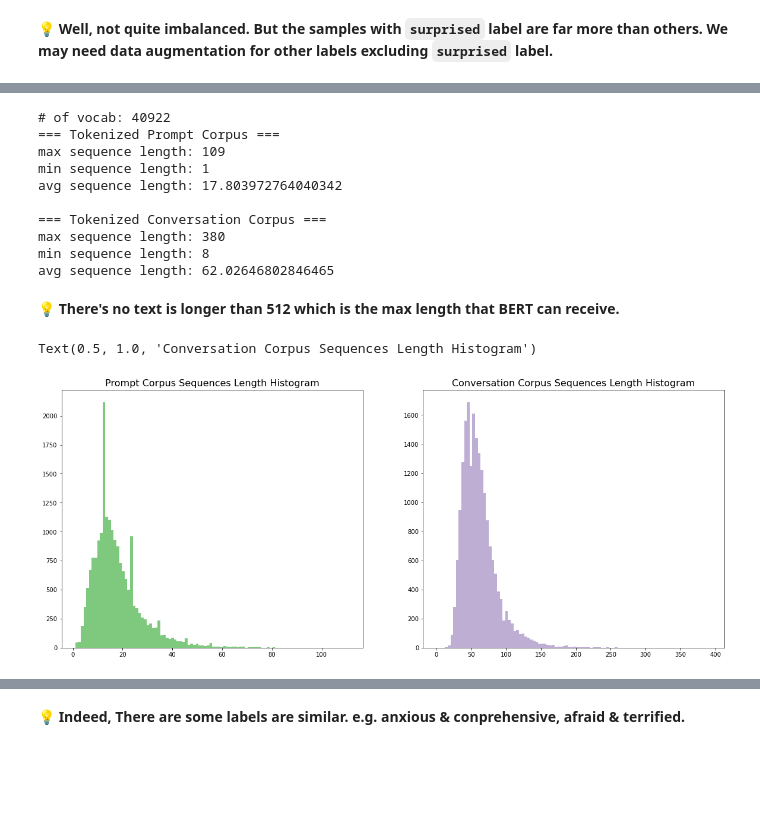
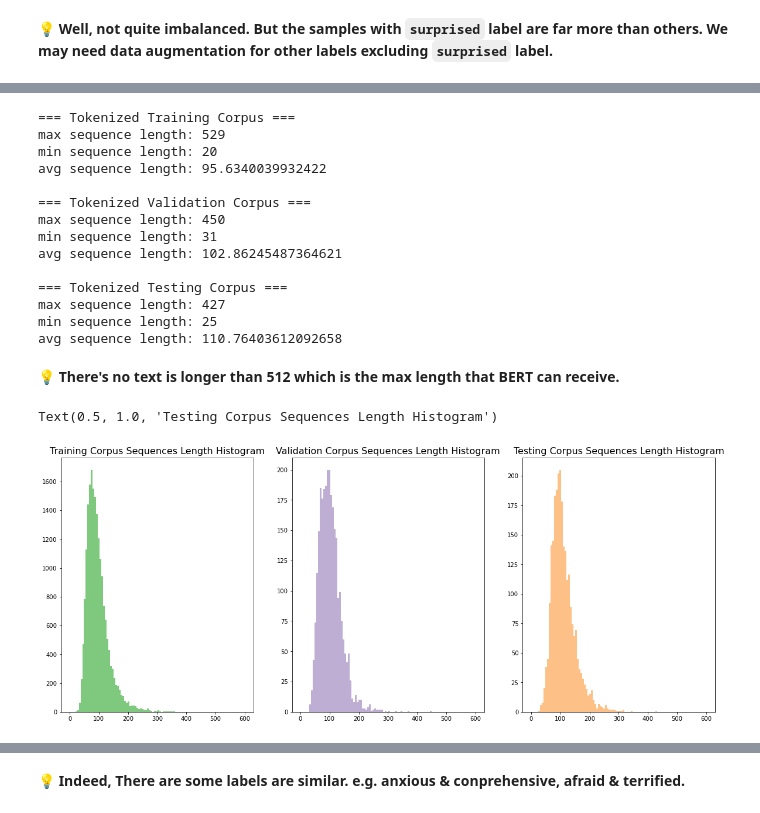
Before and after one commit to SharpKoi/nycu-nlp-final-2022, a Jupyter notebook: EDA.ipynb, the cells around one changed output, grey strips where cells are left out. Saved outputs shown, nothing was run; the diff lists cells and outputs as text; code cells hidden in the pictures; blank space fills up the shorter version.

```diff
--- a/EDA.ipynb
+++ b/EDA.ipynb
@@ -273,44 +289,57 @@ for conv in _traindf['conv'].values:
 # %%
 # summary
-seqlens_prompt = np.array([len(tokens) for tokens in prompt_tokens])
-print(f'# of vocab: {len(vocab)}')
-print('=== Tokenized Prompt Corpus ===')
-print(f'max sequence length: {seqlens_prompt.max()}')
-print(f'min sequence length: {seqlens_prompt.min()}')
-print(f'avg sequence length: {seqlens_prompt.mean()}\n')
+train_tokens_len = np.array([len(tokens) for tokens in train_tokens])
+print('=== Tokenized Training Corpus ===')
+print(f'max sequence length: {train_tokens_len.max()}')
+print(f'min sequence length: {train_tokens_len.min()}')
+print(f'avg sequence length: {train_tokens_len.mean()}\n')
 
-seqlens_conv = np.array([len(tokens) for tokens in conv_tokens])
-print('=== Tokenized Conversation Corpus ===')
-print(f'max sequence length: {seqlens_conv.max()}')
-print(f'min sequence length: {seqlens_conv.min()}')
-print(f'avg sequence length: {seqlens_conv.mean()}')
+valid_tokens_len = np.array([len(tokens) for tokens in valid_tokens])
+print('=== Tokenized Validation Corpus ===')
+print(f'max sequence length: {valid_tokens_len.max()}')
+print(f'min sequence length: {valid_tokens_len.min()}')
+print(f'avg sequence length: {valid_tokens_len.mean()}\n')
+
+test_tokens_len = np.array([len(tokens) for tokens in test_tokens])
+print('=== Tokenized Testing Corpus ===')
+print(f'max sequence length: {test_tokens_len.max()}')
+print(f'min sequence length: {test_tokens_len.min()}')
+print(f'avg sequence length: {test_tokens_len.mean()}\n')
 # %% [output]
-# of vocab: 40922
-=== Tokenized Prompt Corpus ===
-max sequence length: 109
-min sequence length: 1
-avg sequence length: 17.803972764040342
+=== Tokenized Training Corpus ===
+max sequence length: 529
+min sequence length: 20
+avg sequence length: 95.6340039932422
 
-=== Tokenized Conversation Corpus ===
-max sequence length: 380
-min sequence length: 8
-avg sequence length: 62.02646802846465
+=== Tokenized Validation Corpus ===
+max sequence length: 450
+min sequence length: 31
+avg sequence length: 102.86245487364621
+
+=== Tokenized Testing Corpus ===
+max sequence length: 427
+min sequence length: 25
+avg sequence length: 110.76403612092658
 # %% [markdown]
 💡 **There's no text is longer than 512 which is the max length that BERT can receive.**
 # %%
 fig = plt.figure(figsize=(20, 8))
 palette = iter([plt.cm.Accent(i) for i in range(10)])
 
-plt.subplot(1, 2, 1)
-plt.hist([len(prompt) for prompt in prompt_tokens], bins=100, range=(1, 111), color=next(palette))
-plt.title('Prompt Corpus Sequences Length Histogram', fontsize=16)
+plt.subplot(1, 3, 1)
+plt.hist(train_tokens_len, bins=100, range=(1, 600), color=next(palette))
+plt.title('Training Corpus Sequences Length Histogram', fontsize=16)
 
-plt.subplot(1, 2, 2)
-plt.hist([len(conv) for conv in conv_tokens], bins=100, range=(1, 393), color=next(palette))
-plt.title('Conversation Corpus Sequences Length Histogram', fontsize=16)
+plt.subplot(1, 3, 2)
+plt.hist(valid_tokens_len, bins=100, range=(1, 600), color=next(palette))
+plt.title('Validation Corpus Sequences Length Histogram', fontsize=16)
+
+plt.subplot(1, 3, 3)
+plt.hist(test_tokens_len, bins=100, range=(1, 600), color=next(palette))
+plt.title('Testing Corpus Sequences Length Histogram', fontsize=16)
 # %% [output]
-Text(0.5, 1.0, 'Conversation Corpus Sequences Length Histogram')
+Text(0.5, 1.0, 'Testing Corpus Sequences Length Histogram')
-[figure, old version]
+[figure, new version]
 # %%
 fig.savefig('plots/tokens_length_hist.png', dpi=128, bbox_inches='tight')
 # %%
```
Also changed, not shown: parts of 15 cells of this notebook.
